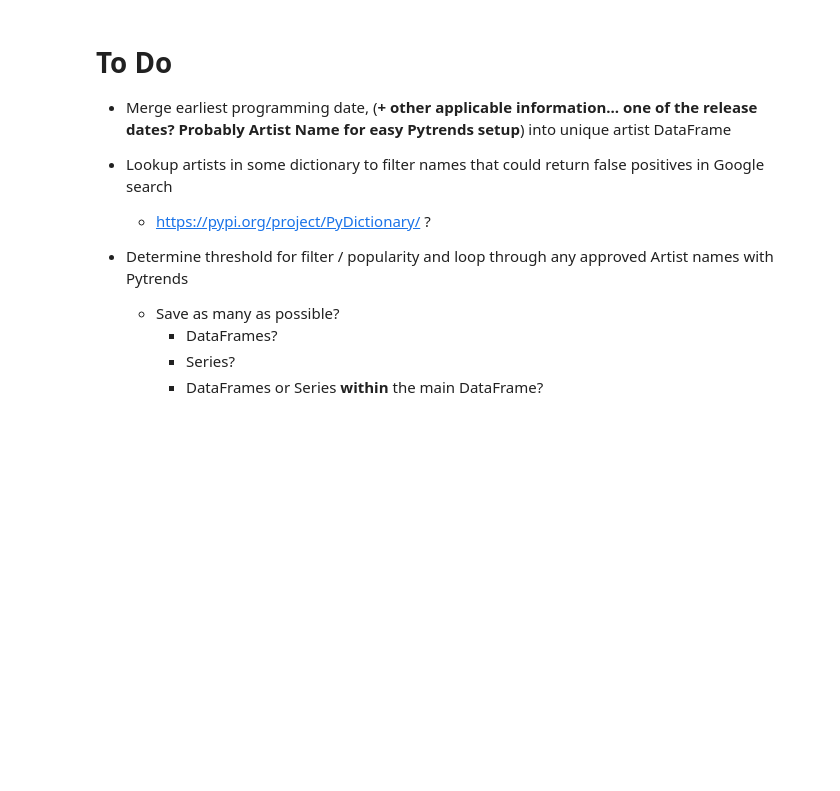
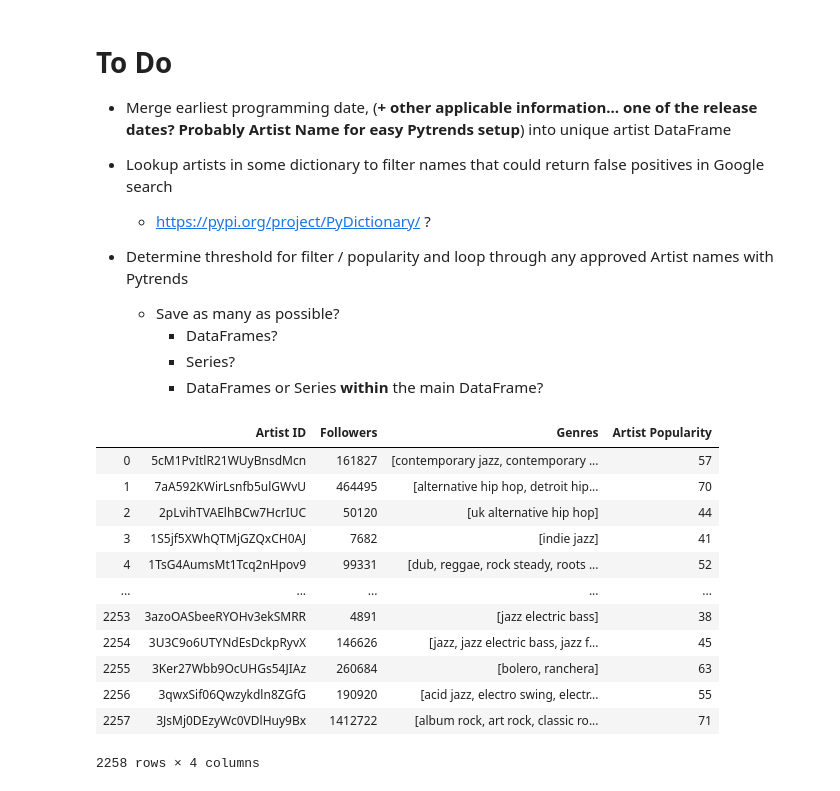
Before and after one commit to 2116kbps/artist-popularity-eda, a Jupyter notebook: Artist Popularity EDA.ipynb, the cells around one changed output. Drawn from its saved outputs; the diff is of its cells as text; code cells hidden in the pictures; blank space fills up the shorter version.

```diff
--- a/Artist Popularity EDA.ipynb
+++ b/Artist Popularity EDA.ipynb
@@ -268,3 +268,19 @@ Text(0.5, 1.0, 'Comparison of Follower Count to Artist Popularity')
         * DataFrames?
         * Series?
         * DataFrames or Series **within** the main DataFrame?
+# %%
+artists_df
+# %% [output]
+|  | Artist ID | Followers | Genres | Artist Popularity |
+| 0 | 5cM1PvItlR21WUyBnsdMcn | 161827 | [contemporary jazz, contemporary ... | 57 |
+| 1 | 7aA592KWirLsnfb5ulGWvU | 464495 | [alternative hip hop, detroit hip... | 70 |
+| 2 | 2pLvihTVAElhBCw7HcrIUC | 50120 | [uk alternative hip hop] | 44 |
+| 3 | 1S5jf5XWhQTMjGZQxCH0AJ | 7682 | [indie jazz] | 41 |
+| 4 | 1TsG4AumsMt1Tcq2nHpov9 | 99331 | [dub, reggae, rock steady, roots ... | 52 |
+| ... | ... | ... | ... | ... |
+| 2253 | 3azoOASbeeRYOHv3ekSMRR | 4891 | [jazz electric bass] | 38 |
+| 2254 | 3U3C9o6UTYNdEsDckpRyvX | 146626 | [jazz, jazz electric bass, jazz f... | 45 |
+| 2255 | 3Ker27Wbb9OcUHGs54JIAz | 260684 | [bolero, ranchera] | 63 |
+| 2256 | 3qwxSif06Qwzykdln8ZGfG | 190920 | [acid jazz, electro swing, electr... | 55 |
+| 2257 | 3JsMj0DEzyWc0VDlHuy9Bx | 1412722 | [album rock, art rock, classic ro... | 71 |
+2258 rows × 4 columns
```
Also changed, not shown: parts of 9 cells of this notebook.
